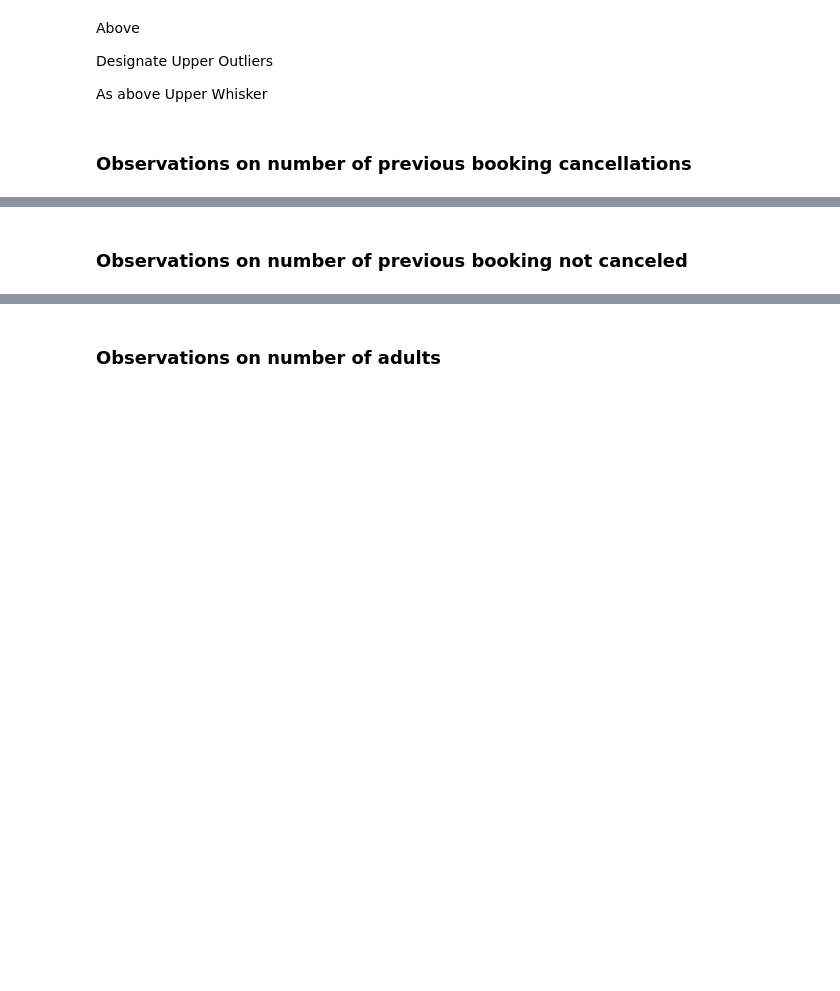
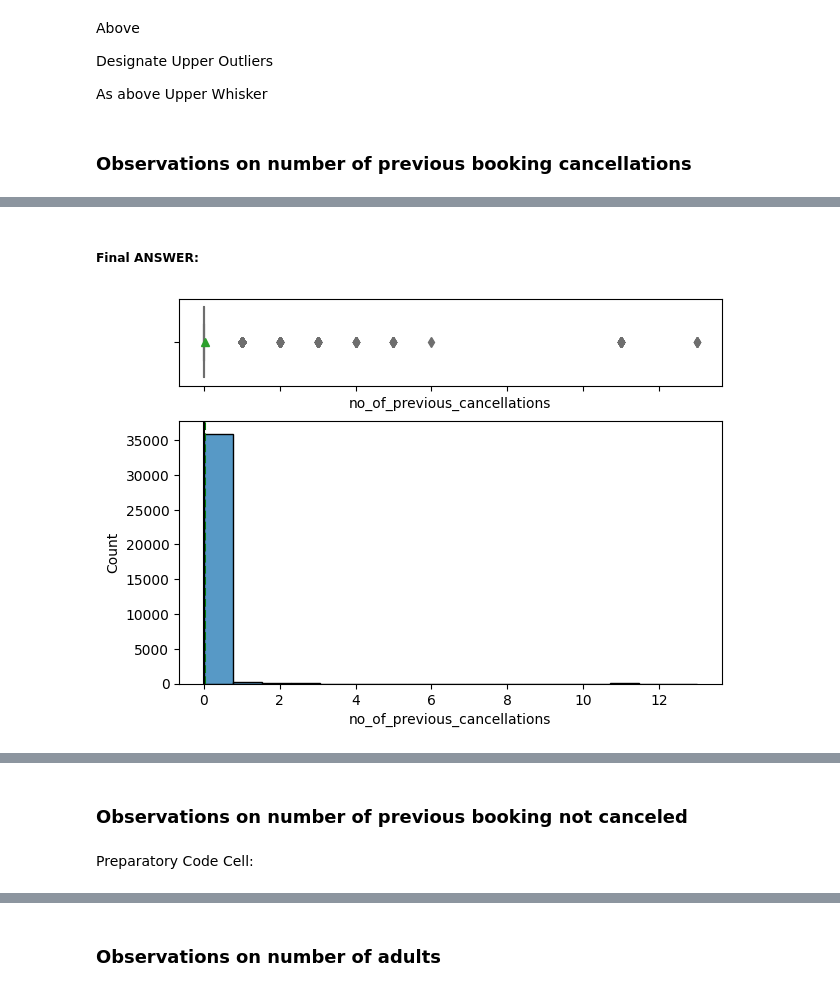
Before and after one commit to CoderSales/machine-learning-classification, a Jupyter notebook: Project_SLC_DSBA_INNHotels_LowCode_%281%29.ipynb, the cells around one changed output, grey strips where cells are left out. Cells and saved outputs as stored; diff of their text form; code cells hidden in the pictures; blank space fills up the shorter version.

```diff
--- a/Project_SLC_DSBA_INNHotels_LowCode_%281%29.ipynb
+++ b/Project_SLC_DSBA_INNHotels_LowCode_%281%29.ipynb
@@ -1654,2 +1875,6 @@ As above Upper Whisker
+# %% [markdown]
+##### Final ANSWER:
 # %%
-histogram_boxplot('_______')  ## Complete the code to create histogram_boxplot for number of previous booking cancellations
+histogram_boxplot(data, "no_of_previous_cancellations", figsize=(7, 5))  ## Complete the code to create histogram_boxplot for number of previous booking cancellations
+# %% [output]
+[figure, added]
@@ -1656,2 +1883,4 @@ histogram_boxplot('_______')  ## Complete the code to create histogram_boxplot f
 # %% [markdown]
 ### Observations on number of previous booking not canceled
+# %% [markdown]
+Preparatory Code Cell:
```
Also changed, not shown: parts of 14 cells of this notebook.
